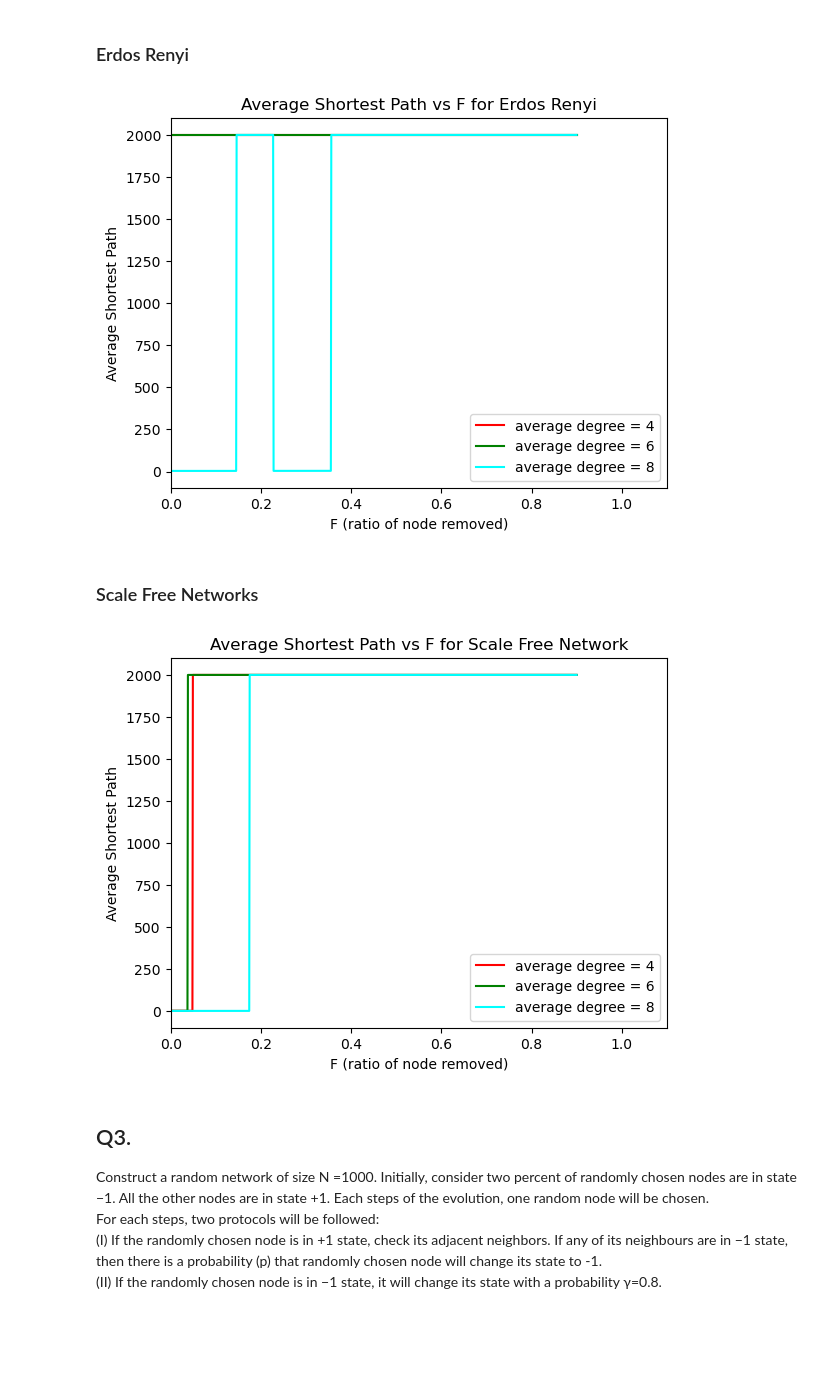
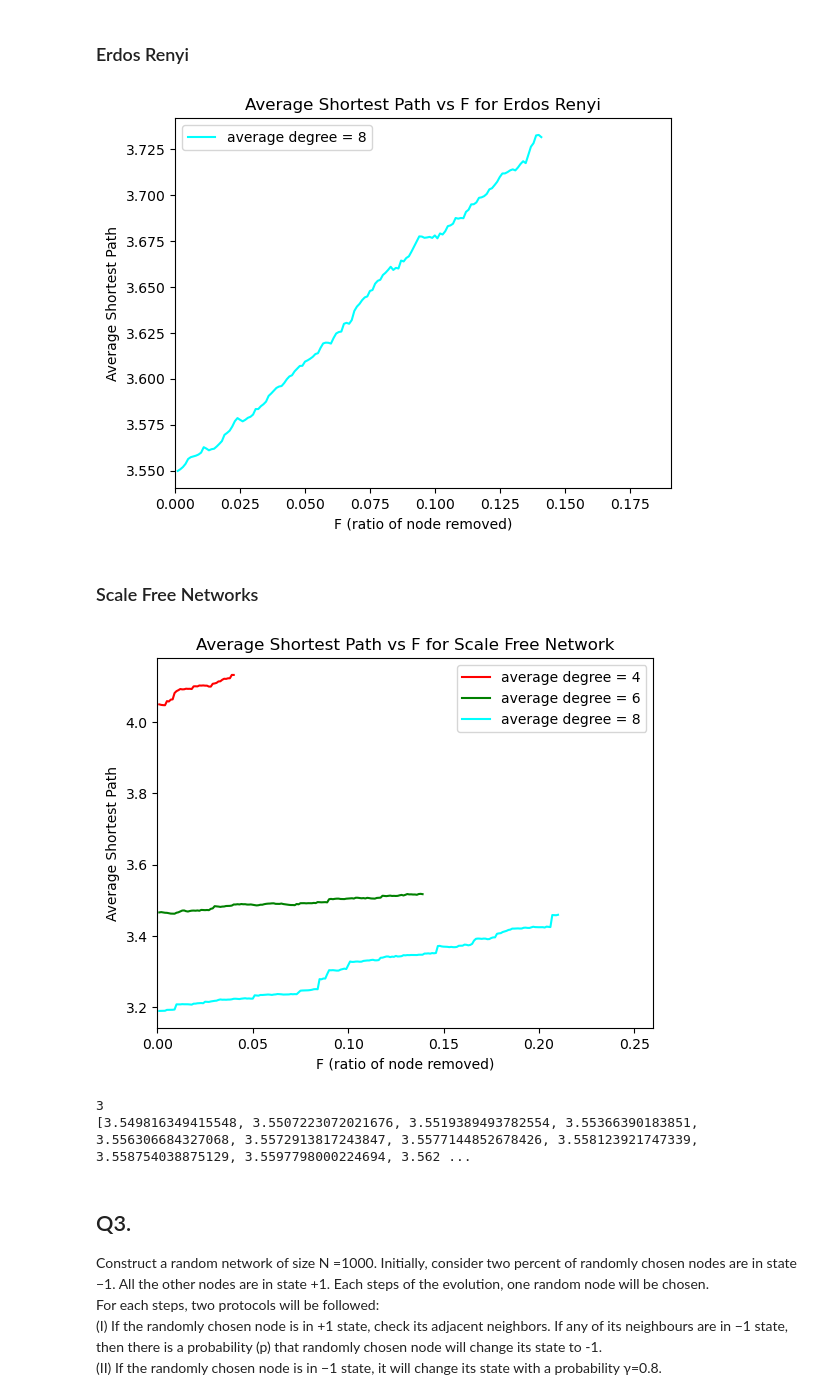
Before and after one commit to tathagatoroy/Dynamical-Processes-in-Complex-Networks, a Jupyter notebook: Assignment_2/Assignment_2.ipynb, the cells around one changed output. Drawn from its saved outputs; the diff is of its cells as text; code cells hidden in the pictures; blank space fills up the shorter version.

Commit message:
average shortest path working

```diff
--- a/Assignment_2/Assignment_2.ipynb
+++ b/Assignment_2/Assignment_2.ipynb
@@ -281,13 +281,17 @@ def Draw_Triangle_Figures(F, Triangles, graph_type = "Erdos Renyi"):
             plt.xlim(0,1.10)
 
 def Draw_Shortest_Figures(F, SPs, graph_type = "Erdos Renyi"):
+        max_x = 0
         for i,deg in enumerate(average_degree):
-            plt.plot(F[i], SPs[i], color = colors[i], label = "average degree = " + str(deg))
-            plt.legend()
-            plt.xlabel("F (ratio of node removed)")
-            plt.ylabel("Average Shortest Path")
-            plt.title("Average Shortest Path vs F for " + graph_type)
-            plt.xlim(0,1.10)
+            if len(F[i]) > 0:
+                plt.plot(F[i], SPs[i], color = colors[i], label = "average degree = " + str(deg))
+                plt.legend()
+                max_x = max(max_x, max(F[i]))
+
+        plt.xlabel("F (ratio of node removed)")
+        plt.ylabel("Average Shortest Path")
+        plt.title("Average Shortest Path vs F for " + graph_type)
+        plt.xlim(0, max_x + 0.05)
 # %%
 print("Erdos Renyi")
 F1, Triangles1, Gcc_Size1, Average_Shortest_Lengths1 = generate_data_for_Erdos_Renyi()
@@ -360,17 +364,44 @@ Draw_Triangle_Figures(F2, Triangles2, graph_type = gtype_2)
 # %% [markdown]
 ### (c) Plot a graph of average path-length vs f . Use two types of graphs : (I) random graph following Poissonian degree distribution (II) scale free network.
+# %%
+def filter(Average_Shortest_Lengths, F):
+    final_shortest_length = []
+    final_f = []
+    for i in range(len(Average_Shortest_Lengths)):
+        filtered_shortest_length = []
+        filter_f = []
+        for j , val in enumerate(Average_Shortest_Lengths[i]):
+            if val == N + 1000:
+                #filtered_shortest_length.append(val)
+                #filter_f.append(F[i][j])
+                break
+            else:
+                filtered_shortest_length.append(val)
+                filter_f.append(F[i][j])
+        final_shortest_length.append(filtered_shortest_length)
+        final_f.append(filter_f)
+    return final_shortest_length, final_f
+
+Filtered_Average_Shortest_Lengths1 , new_F1 = filter(Average_Shortest_Lengths1, F1)
+Filtered_Average_Shortest_Lengths2, new_F2 = filter(Average_Shortest_Lengths2, F2)
 # %% [markdown]
 ### Erdos Renyi
 # %%
-Draw_Shortest_Figures(F1, Average_Shortest_Lengths1, graph_type = "Erdos Renyi")
+Draw_Shortest_Figures(new_F1, Filtered_Average_Shortest_Lengths1, graph_type = "Erdos Renyi")
 # %% [output]
-[figure, old version]
+[figure, new version]
 # %% [markdown]
 ### Scale Free Networks
 # %%
-Draw_Shortest_Figures(F2, Average_Shortest_Lengths2, graph_type = gtype_2)
+Draw_Shortest_Figures(new_F2, Filtered_Average_Shortest_Lengths2, graph_type = gtype_2)
 # %% [output]
-[figure, old version]
+[figure, new version]
+# %%
+print(len(Average_Shortest_Lengths1))
+print(Average_Shortest_Lengths1[2])
+# %% [output]
+3
+[3.549816349415548, 3.5507223072021676, 3.5519389493782554, 3.55366390183851, 3.556306684327068, 3.5572913817243847, 3.5577144852678426, 3.558123921747339, 3.558754038875129, 3.5597798000224694, 3.562 ...
 # %% [markdown]
 ## Q3.
 Construct a random network of size N =1000. Initially, consider two percent of randomly chosen nodes are in state −1. All the other nodes are in state +1. Each
```
Also changed, not shown: parts of 14 cells of this notebook.
